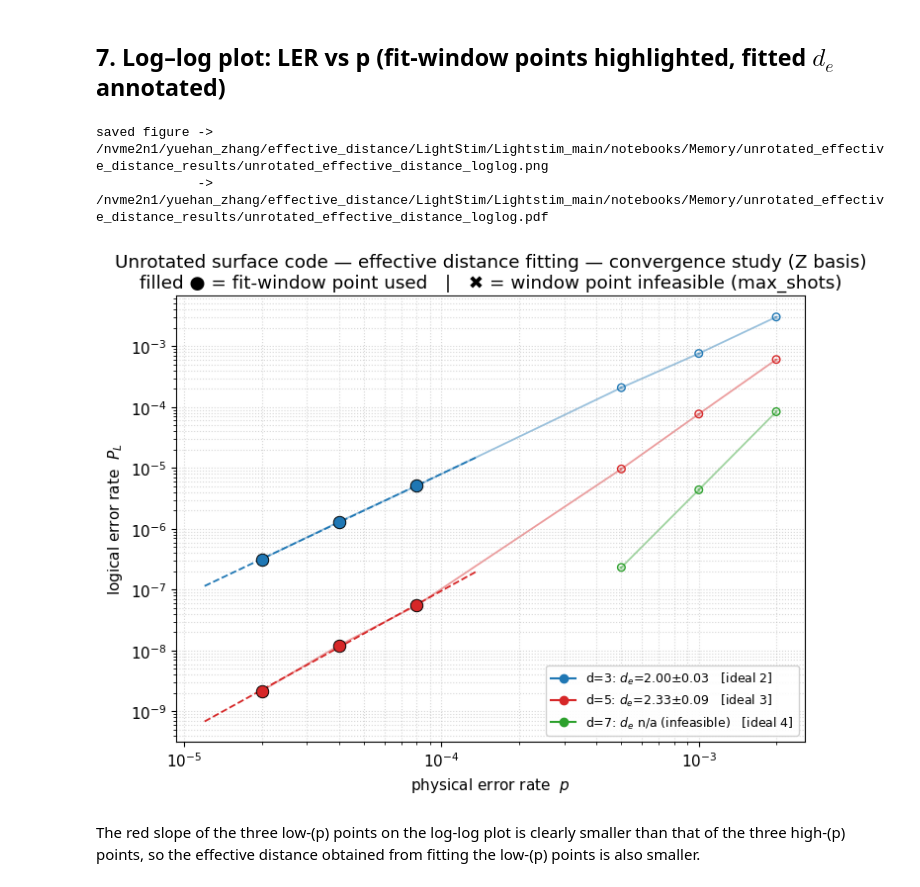
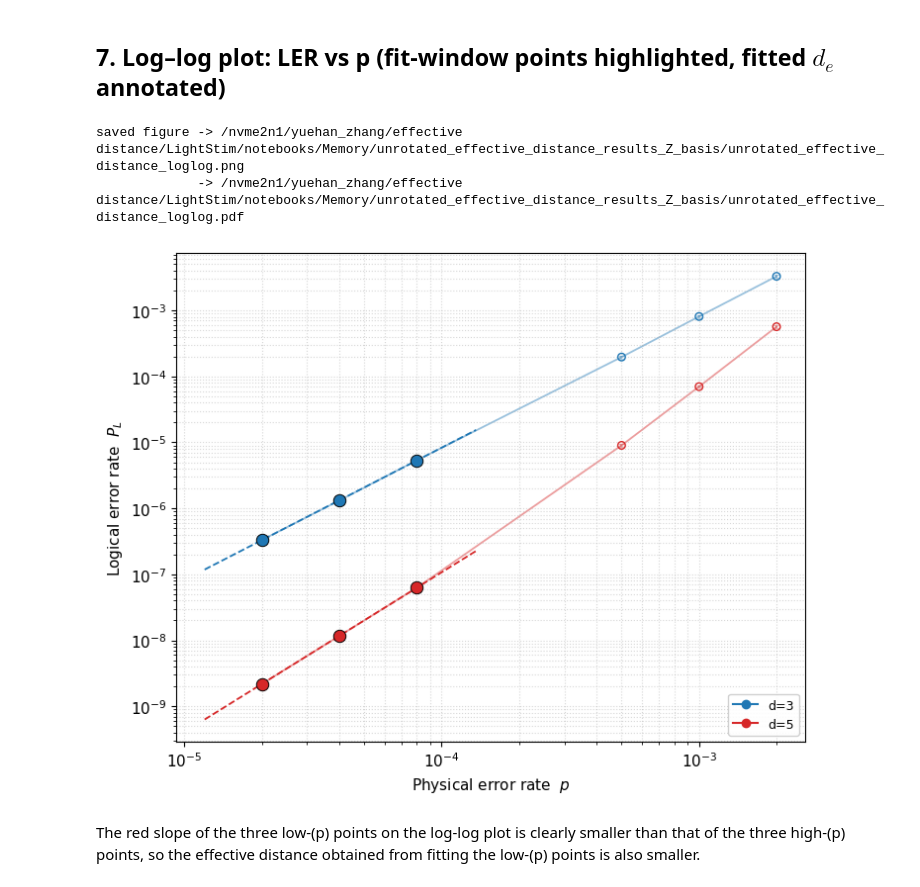
Before and after one commit to QuTone/LightStim, a Jupyter notebook: notebooks/Memory/unrotated_effective_distance_convergence_Z_basis.ipynb, the cells around one changed output. Saved outputs shown, nothing was run; the diff lists cells and outputs as text; code cells hidden in the pictures.

```diff
--- a/notebooks/Memory/unrotated_effective_distance_convergence_Z_basis.ipynb
+++ b/notebooks/Memory/unrotated_effective_distance_convergence_Z_basis.ipynb
@@ -50,7 +50,7 @@ lightstim : /nvme2n1/yuehan_zhang/effective_distance/LightStim/Lightstim_main/li
 # %% [markdown]
 ## 2. Configuration
 # %%
-DISTANCES   = [3, 5, 7]
+DISTANCES   = [3, 5]
 BASIS       = "Z"                 # match Handbook Table 2
 NOISE_MODEL = "circuit_level"
 DECODER     = "pymatching"        # CPU MWPM
@@ -289,45 +278,40 @@ sm = summary.set_index("d")
 for d in DISTANCES:
     sub = raw[(raw.d == d) & (raw.LER > 0)].sort_values("p")
     c = COLORS[d]
     ax.plot(sub.p, sub.LER, "-", color=c, alpha=0.45, lw=1.3, zorder=1)
     ax.errorbar(sub.p, sub.LER, yerr=sub.LER * sub.sigma_log_LER.fillna(0),
                 fmt="none", ecolor=c, alpha=0.35, capsize=2, zorder=1)
     nonwin = sub[~sub.p.isin(FIT_WINDOW)]
     ax.scatter(nonwin.p, nonwin.LER, s=30, facecolors="none", edgecolors=c, zorder=2)
     win_ok = sub[(sub.p.isin(FIT_WINDOW)) & (sub.stopped_by == "target_errors")]
     ax.scatter(win_ok.p, win_ok.LER, s=80, color=c, marker="o",
                edgecolors="k", linewidths=0.7, zorder=3)
     win_bad = sub[(sub.p.isin(FIT_WINDOW)) & (sub.stopped_by != "target_errors")]
     ax.scatter(win_bad.p, win_bad.LER, s=80, color=c, marker="x", linewidths=1.8, zorder=3)
 
-    d_e = sm.loc[d, "fitted_slope_d_e"]; se = sm.loc[d, "stderr"]
+    d_e = sm.loc[d, "fitted_slope_d_e"]
     if win_ok.shape[0] >= 2 and np.isfinite(d_e):
         lx = np.log(win_ok.p.to_numpy()); ly = np.log(win_ok.LER.to_numpy())
         inter = ly.mean() - d_e * lx.mean()
         pl = np.array([win_ok.p.min() * 0.6, win_ok.p.max() * 1.7])
         ax.plot(pl, np.exp(inter) * pl ** d_e, "--", color=c, lw=1.3, zorder=2)
-        lbl = f"d={d}: $d_e$={d_e:.2f}" + (f"$\\pm${se:.2f}" if np.isfinite(se) else " (2-pt)")
-    else:
-        lbl = f"d={d}: $d_e$ n/a (infeasible)"
-    ax.plot([], [], "-", color=c, marker="o", label=lbl + f"   [ideal {(d+1)/2:.0f}]")
+    ax.plot([], [], "-", color=c, marker="o", label=f"d={d}")
 
 ax.set_xscale("log"); ax.set_yscale("log")
-ax.set_xlabel("physical error rate  $p$")
-ax.set_ylabel("logical error rate  $P_L$")
-ax.set_title("Unrotated surface code — effective distance fitting — convergence study (Z basis)\n"
-             "filled ● = fit-window point used   |   ✖ = window point infeasible (max_shots)")
+ax.set_xlabel("Physical error rate  $p$")
+ax.set_ylabel("Logical error rate  $P_L$")
 ax.grid(True, which="both", ls=":", alpha=0.5)
 ax.legend(fontsize=9, loc="lower right", framealpha=0.9)
 fig.tight_layout()
 fig.savefig(FIG_PNG, dpi=150, bbox_inches="tight")
 fig.savefig(FIG_PDF, bbox_inches="tight")
 print(f"saved figure -> {FIG_PNG}")
 print(f"             -> {FIG_PDF}")
 plt.show()
 # %% [output]
-saved figure -> /nvme2n1/yuehan_zhang/effective_distance/LightStim/Lightstim_main/notebooks/Memory/unrotated_effective_distance_results/unrotated_effective_distance_loglog.png
-             -> /nvme2n1/yuehan_zhang/effective_distance/LightStim/Lightstim_main/notebooks/Memory/unrotated_effective_distance_results/unrotated_effective_distance_loglog.pdf
+saved figure -> /nvme2n1/yuehan_zhang/effective distance/LightStim/notebooks/Memory/unrotated_effective_distance_results_Z_basis/unrotated_effective_distance_loglog.png
+             -> /nvme2n1/yuehan_zhang/effective distance/LightStim/notebooks/Memory/unrotated_effective_distance_results_Z_basis/unrotated_effective_distance_loglog.pdf
-[figure, old version]
+[figure, new version]
 # %% [markdown]
 The red slope of the three low-\(p\) points on the log-log plot is clearly smaller than that of the three high-\(p\) points, so the effective distance obtained from fitting the low-\(p\) points is also smaller.
 # %% [markdown]
```
Also changed, not shown: parts of 6 cells of this notebook, 1 other file.
